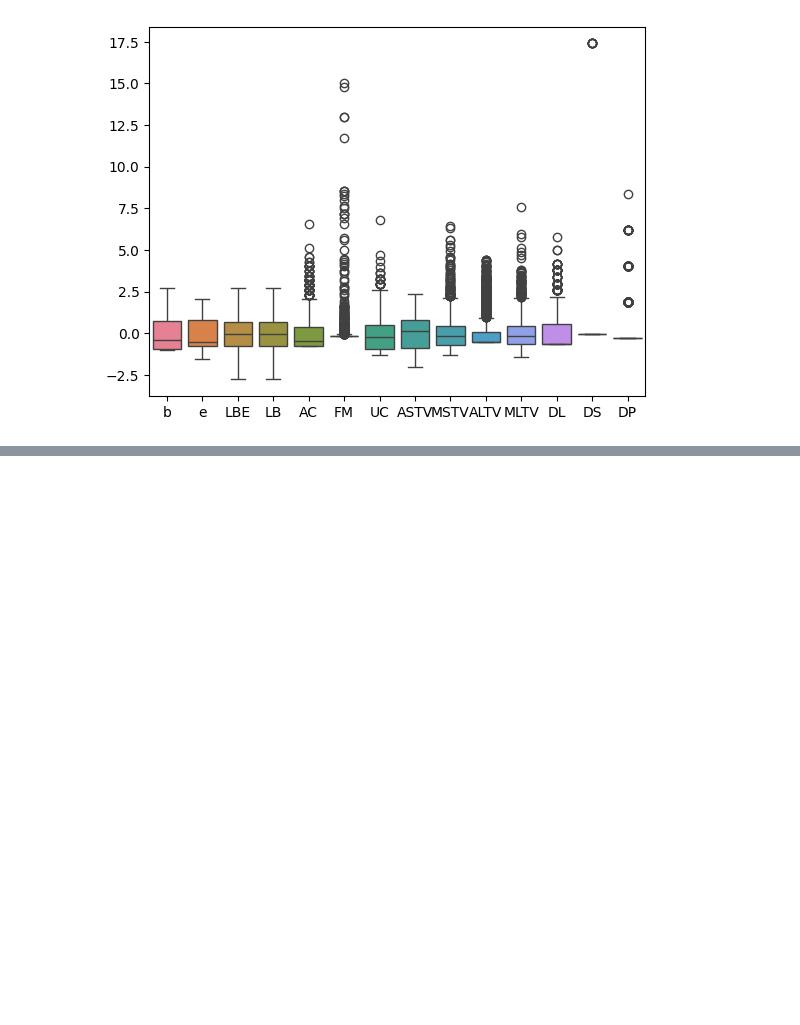
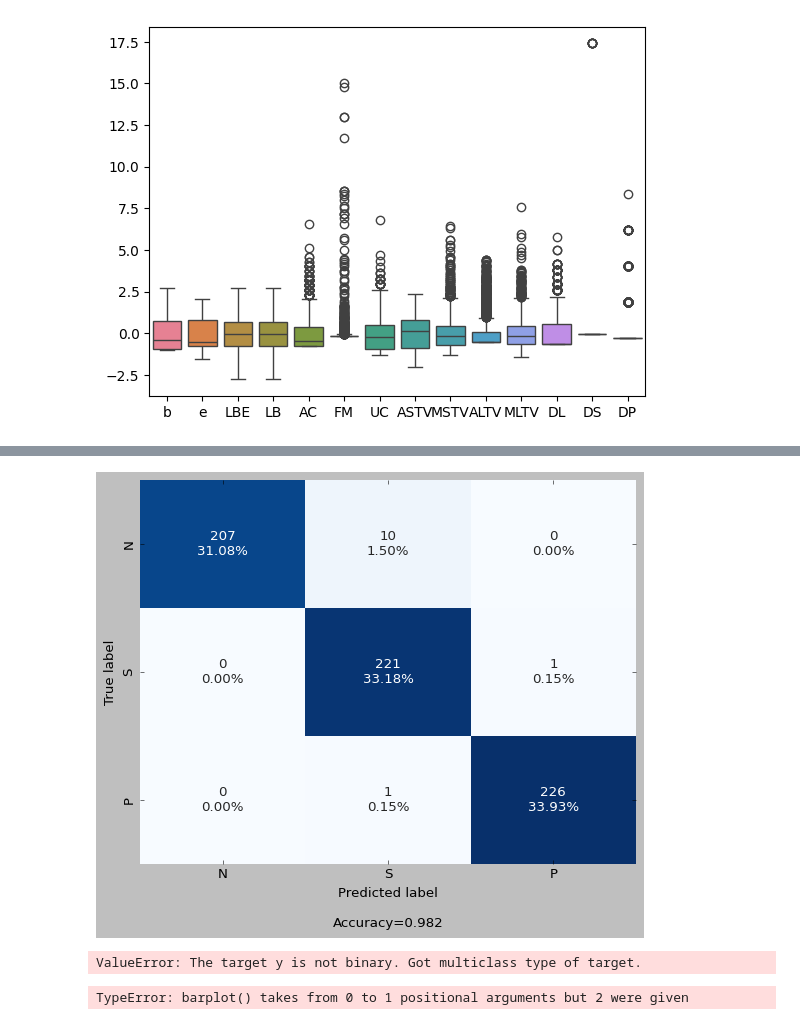
Before and after one commit to RedericoFocco/EniDataChallenge, a Jupyter notebook: EniDataChallenge.ipynb, the cells around one changed output, grey strips where cells are left out. Drawn from its saved outputs; the diff is of its cells as text; code cells hidden in the pictures; blank space fills up the shorter version.

```diff
--- a/EniDataChallenge.ipynb
+++ b/EniDataChallenge.ipynb
@@ -180,0 +218,6 @@ y_encode = le.fit_transform(y)
+# %%
+from sklearn.model_selection import train_test_split
+
+X_train, X_test, y_train, y_test = train_test_split(X_ov, y_ov, test_size=0.15, random_state=1)
+
+X_train, X_val, y_train, y_val = train_test_split(X_train, y_train, test_size=0.2, random_state=1)
@@ -180,0 +319,2 @@ y_encode = le.fit_transform(y)
+# %%
+y_pred=best_estimator2.predict(X_test)
@@ -180,0 +346,6 @@ y_encode = le.fit_transform(y)
+# %%
+from utils import plot_confusion_matrix
+cm=confusion_matrix(y_test,y_pred)
+plot_confusion_matrix.make_confusion_matrix(cm,categories=["N","S","P"],cbar=False)
+# %% [output]
+[figure, added]
@@ -180,0 +396,5 @@ y_encode = le.fit_transform(y)
+# %%
+from sklearn.metrics import RocCurveDisplay
+RocCurveDisplay.from_predictions(y_test,y_pred)
+# %% [output]
+ValueError: The target y is not binary. Got multiclass type of target.
@@ -180,0 +403,4 @@ y_encode = le.fit_transform(y)
+# %%
+sns.barplot(np.arange(1,len(fi)+1),fi)
+# %% [output]
+TypeError: barplot() takes from 0 to 1 positional arguments but 2 were given
```
Also changed, not shown: parts of 37 cells of this notebook, 4 other files.
